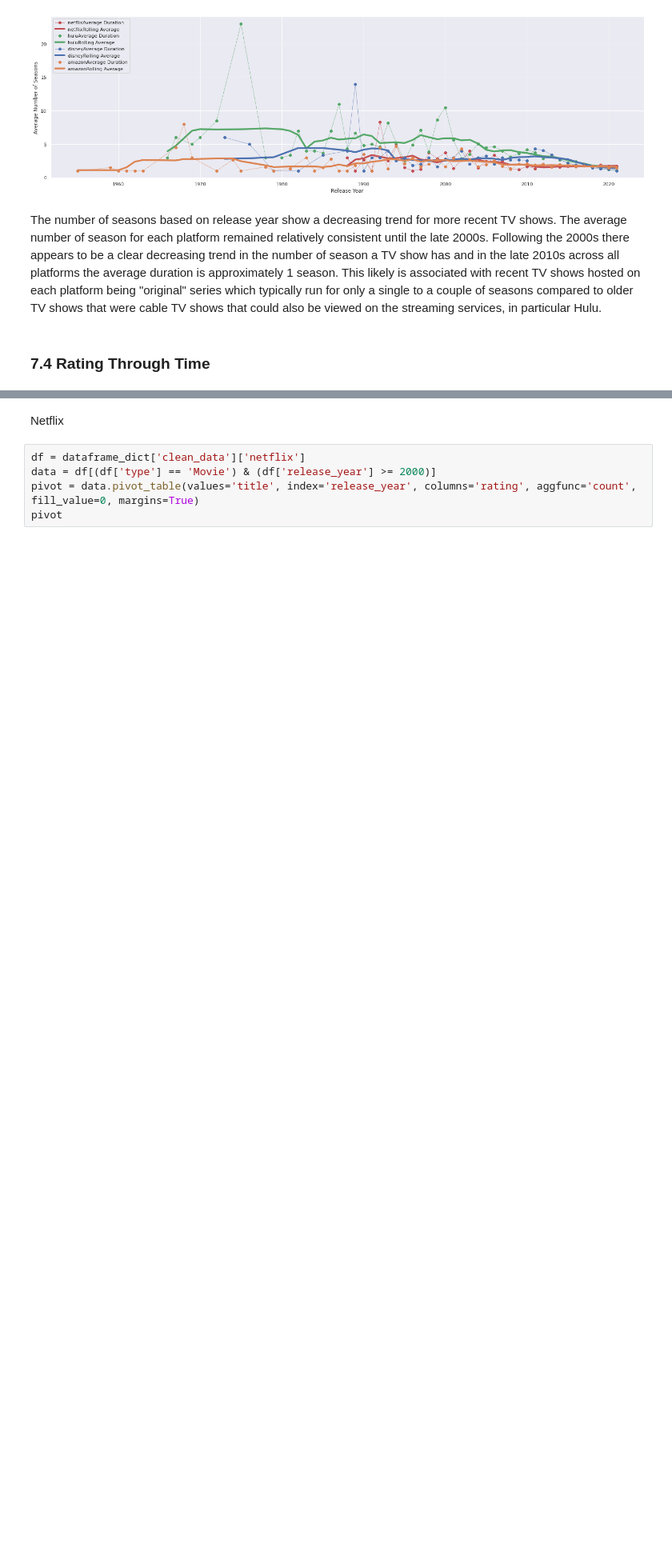
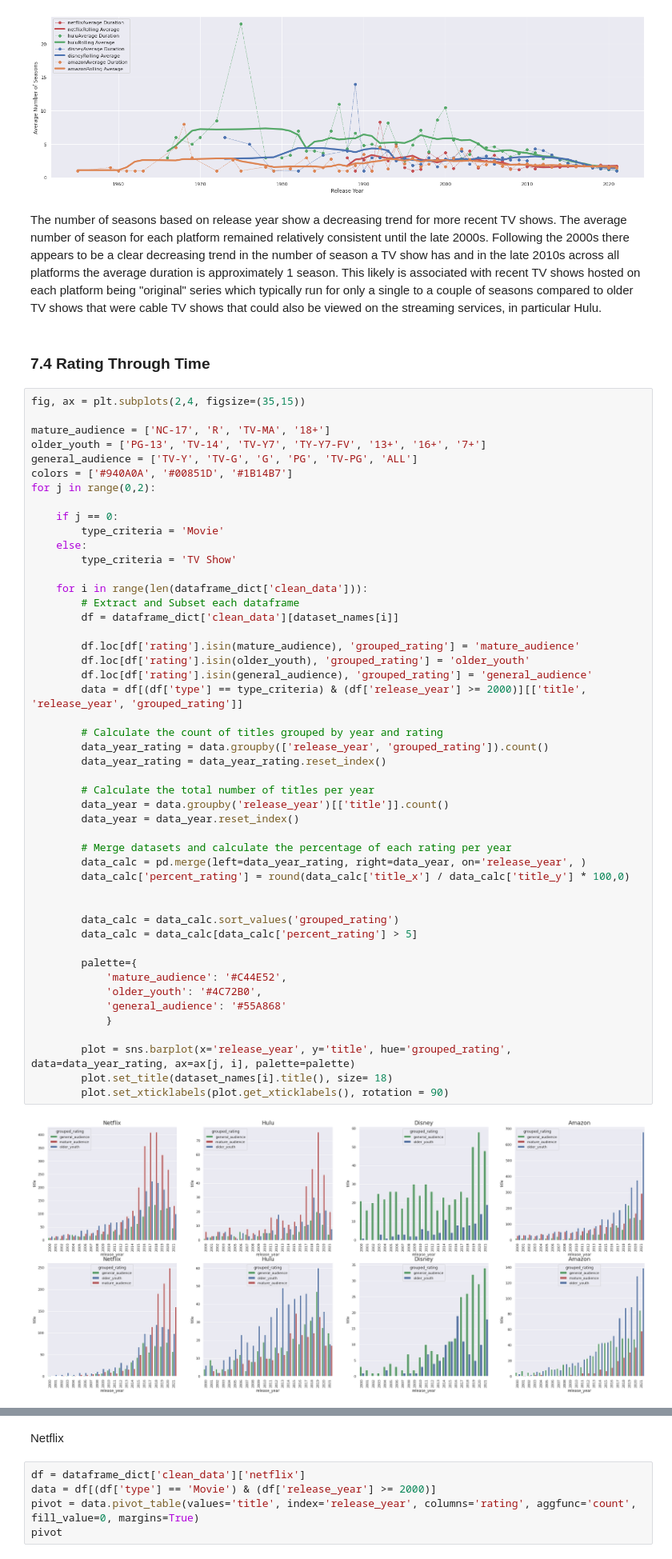
Before and after one commit to EMGuyant/streaming_service_analysis, a Jupyter notebook: streaming_services_analysis.ipynb, the cells around one changed output, grey strips where cells are left out. Shown at 80% size. Drawn from its saved outputs; the diff is of its cells as text; blank space fills up the shorter version.

```diff
--- a/streaming_services_analysis.ipynb
+++ b/streaming_services_analysis.ipynb
@@ -581,4 +581,54 @@ plt.show()
 The number of seasons based on release year show a decreasing trend for more recent TV shows. The average number of season for each platform remained relatively consistent until the late 2000s. Following the 2000s there appears to be a clear decreasing trend in the number of season a TV show has and in the late 2010s across all platforms the average duration is approximately 1 season. This likely is associated with recent TV shows hosted on each platform being "original" series which typically run for only a single to a couple of seasons compared to older TV shows that were cable TV shows that could also be viewed on the streaming services, in particular Hulu.
 # %% [markdown]
 ### 7.4 Rating Through Time
+# %%
+fig, ax = plt.subplots(2,4, figsize=(35,15))
+
+mature_audience = ['NC-17', 'R', 'TV-MA', '18+']
+older_youth = ['PG-13', 'TV-14', 'TV-Y7', 'TY-Y7-FV', '13+', '16+', '7+']
+general_audience = ['TV-Y', 'TV-G', 'G', 'PG', 'TV-PG', 'ALL']
+colors = ['#940A0A', '#00851D', '#1B14B7']
+for j in range(0,2):
+
+    if j == 0:
+        type_criteria = 'Movie'
+    else:
+        type_criteria = 'TV Show'
+
+    for i in range(len(dataframe_dict['clean_data'])):
+        # Extract and Subset each dataframe
+        df = dataframe_dict['clean_data'][dataset_names[i]]
+
+        df.loc[df['rating'].isin(mature_audience), 'grouped_rating'] = 'mature_audience'
+        df.loc[df['rating'].isin(older_youth), 'grouped_rating'] = 'older_youth'
+        df.loc[df['rating'].isin(general_audience), 'grouped_rating'] = 'general_audience'
+        data = df[(df['type'] == type_criteria) & (df['release_year'] >= 2000)][['title', 'release_year', 'grouped_rating']]
+
+        # Calculate the count of titles grouped by year and rating
+        data_year_rating = data.groupby(['release_year', 'grouped_rating']).count()
+        data_year_rating = data_year_rating.reset_index()
+
+        # Calculate the total number of titles per year
+        data_year = data.groupby('release_year')[['title']].count()
+        data_year = data_year.reset_index()
+
+        # Merge datasets and calculate the percentage of each rating per year
+        data_calc = pd.merge(left=data_year_rating, right=data_year, on='release_year', )
+        data_calc['percent_rating'] = round(data_calc['title_x'] / data_calc['title_y'] * 100,0)
+
+
+        data_calc = data_calc.sort_values('grouped_rating')
+        data_calc = data_calc[data_calc['percent_rating'] > 5]
+
+        palette={
+            'mature_audience': '#C44E52',
+            'older_youth': '#4C72B0',
+            'general_audience': '#55A868'
+            }
+
+        plot = sns.barplot(x='release_year', y='title', hue='grouped_rating', data=data_year_rating, ax=ax[j, i], palette=palette)
+        plot.set_title(dataset_names[i].title(), size= 18)
+        plot.set_xticklabels(plot.get_xticklabels(), rotation = 90)
+# %% [output]
+[figure, added]
 # %% [markdown]
```
Also changed, not shown: parts of 15 cells of this notebook.
